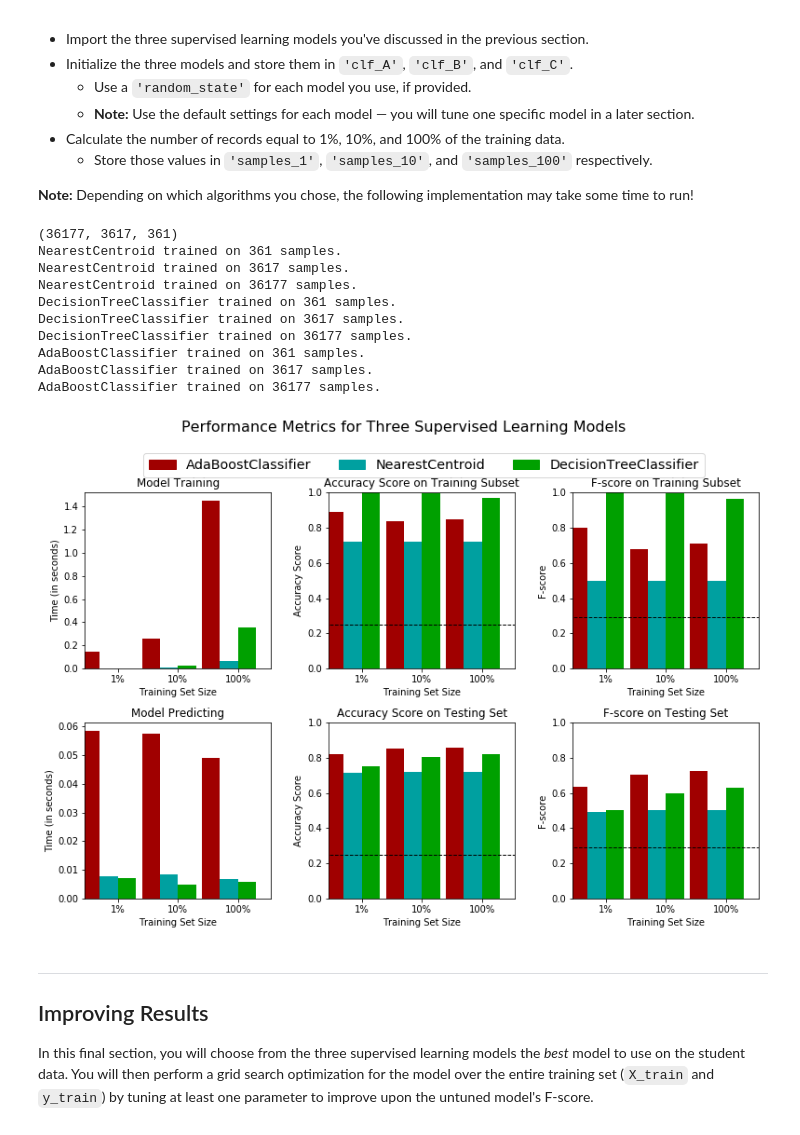
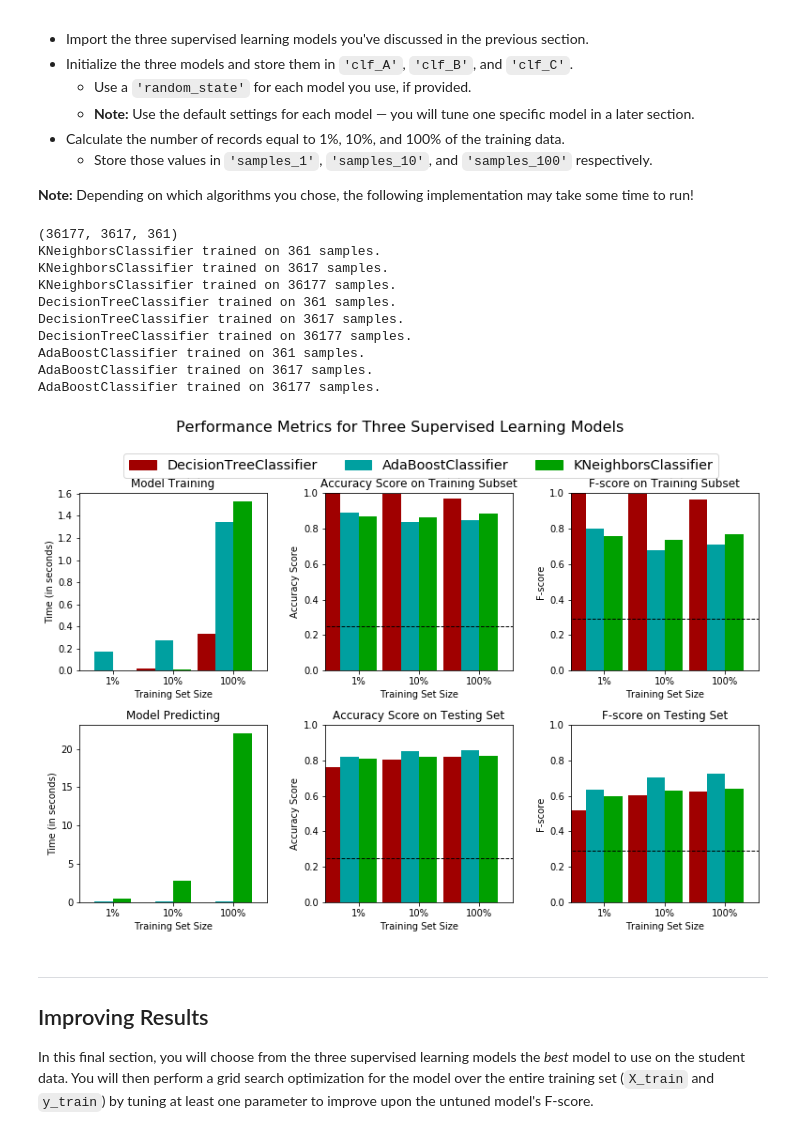
Before and after one commit to rkamran/MLE, a Jupyter notebook: finding_donors/finding_donors.ipynb, the cells around one changed output. Cells and saved outputs as stored; diff of their text form; code cells hidden in the pictures.

```diff
--- a/finding_donors/finding_donors.ipynb
+++ b/finding_donors/finding_donors.ipynb
@@ -386,46 +386,46 @@ In the code cell, you will need to implement the following:
 # TODO: Import the three supervised learning models from sklearn
 from sklearn.ensemble import AdaBoostClassifier
 from sklearn.tree import DecisionTreeClassifier
-from sklearn.neighbors.nearest_centroid import NearestCentroid
+from sklearn.neighbors import KNeighborsClassifier
 
 # TODO: Initialize the three models
-clf_A = NearestCentroid()
+clf_A = KNeighborsClassifier()
 clf_B = DecisionTreeClassifier()
-clf_C = AdaBoostClassifier() #SVC()
+clf_C = AdaBoostClassifier()
 
 # TODO: Calculate the number of samples for 1%, 10%, and 100% of the training data
 # HINT: samples_100 is the entire training set i.e. len(y_train)
 # HINT: samples_10 is 10% of samples_100
 # HINT: samples_1 is 1% of samples_100
 samples_100 = len(y_train)
 samples_10 = int(10.0 * samples_100/100)
 samples_1 = int(1.0 * samples_100/100)
 
 print(samples_100, samples_10, samples_1)
 
 # Collect results on the learners
 results = {}
 for clf in [clf_A, clf_B, clf_C]:
     clf_name = clf.__class__.__name__
     results[clf_name] = {}
     for i, samples in enumerate([samples_1, samples_10, samples_100]):
         results[clf_name][i] = \
         train_predict(clf, samples, X_train, y_train, X_test, y_test)
 
 # Run metrics visualization for the three supervised learning models chosen
 vs.evaluate(results, accuracy, fscore)
 # %% [output]
 (36177, 3617, 361)
-NearestCentroid trained on 361 samples.
-NearestCentroid trained on 3617 samples.
-NearestCentroid trained on 36177 samples.
+KNeighborsClassifier trained on 361 samples.
+KNeighborsClassifier trained on 3617 samples.
+KNeighborsClassifier trained on 36177 samples.
 DecisionTreeClassifier trained on 361 samples.
 DecisionTreeClassifier trained on 3617 samples.
 DecisionTreeClassifier trained on 36177 samples.
 AdaBoostClassifier trained on 361 samples.
 AdaBoostClassifier trained on 3617 samples.
 AdaBoostClassifier trained on 36177 samples.
-[figure, old version]
+[figure, new version]
 # %% [markdown]
 ----
 ## Improving Results
```
Also changed, not shown: parts of 15 cells of this notebook.
